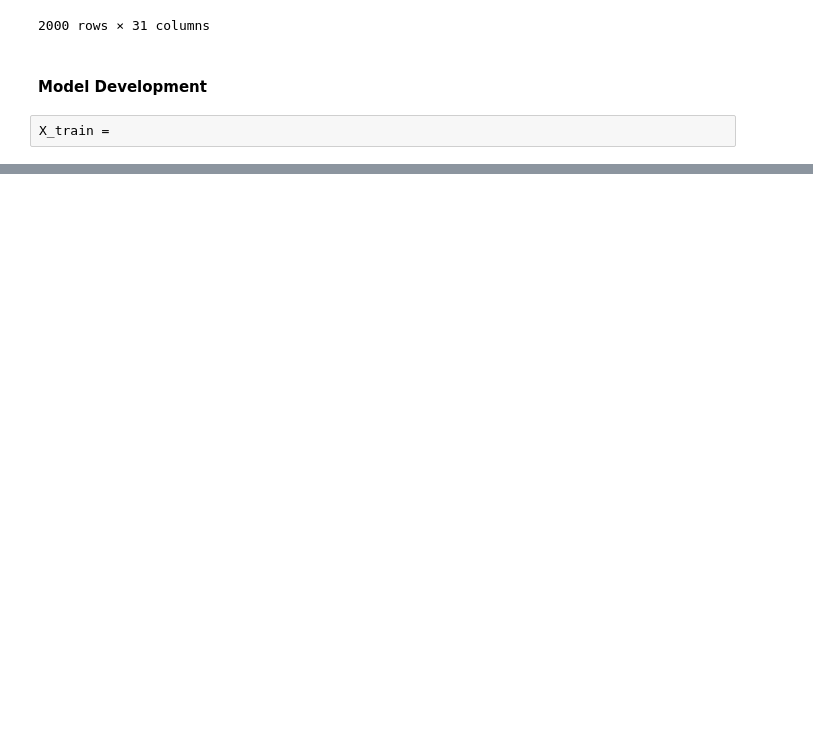
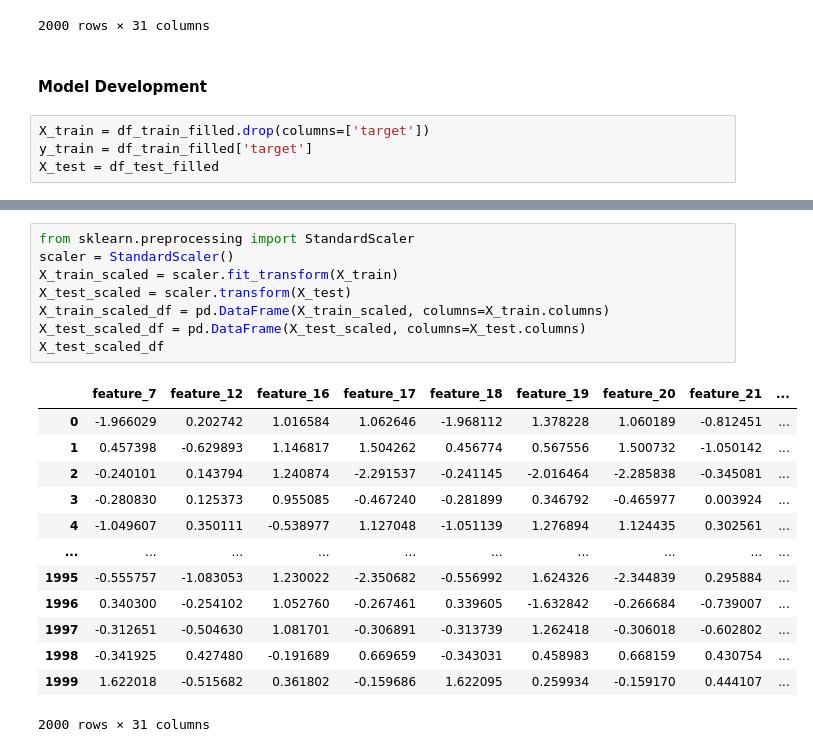
Before and after one commit to EXer07/kaggle_competition, a Jupyter notebook: HackOWASP ML Contest/model.ipynb, the cells around one changed output, grey strips where cells are left out. Cells and saved outputs as stored; diff of their text form; blank space fills up the shorter version.

```diff
--- a/HackOWASP ML Contest/model.ipynb
+++ b/HackOWASP ML Contest/model.ipynb
@@ -129,4 +129,6 @@ df_test_filled
 # %% [markdown]
 #### Model Development
 # %%
-X_train =
+X_train = df_train_filled.drop(columns=['target'])
+y_train = df_train_filled['target']
+X_test = df_test_filled
@@ -132,0 +149,22 @@ X_train =
+# %%
+from sklearn.preprocessing import StandardScaler
+scaler = StandardScaler()
+X_train_scaled = scaler.fit_transform(X_train)
+X_test_scaled = scaler.transform(X_test)
+X_train_scaled_df = pd.DataFrame(X_train_scaled, columns=X_train.columns)
+X_test_scaled_df = pd.DataFrame(X_test_scaled, columns=X_test.columns)
+X_test_scaled_df
+# %% [output]
+|  | feature_7 | feature_12 | feature_16 | feature_17 | feature_18 | feature_19 | feature_20 | feature_21 | ... |
+| 0 | -1.966029 | 0.202742 | 1.016584 | 1.062646 | -1.968112 | 1.378228 | 1.060189 | -0.812451 | ... |
+| 1 | 0.457398 | -0.629893 | 1.146817 | 1.504262 | 0.456774 | 0.567556 | 1.500732 | -1.050142 | ... |
+| 2 | -0.240101 | 0.143794 | 1.240874 | -2.291537 | -0.241145 | -2.016464 | -2.285838 | -0.345081 | ... |
+| 3 | -0.280830 | 0.125373 | 0.955085 | -0.467240 | -0.281899 | 0.346792 | -0.465977 | 0.003924 | ... |
+| 4 | -1.049607 | 0.350111 | -0.538977 | 1.127048 | -1.051139 | 1.276894 | 1.124435 | 0.302561 | ... |
+| ... | ... | ... | ... | ... | ... | ... | ... | ... | ... |
+| 1995 | -0.555757 | -1.083053 | 1.230022 | -2.350682 | -0.556992 | 1.624326 | -2.344839 | 0.295884 | ... |
+| 1996 | 0.340300 | -0.254102 | 1.052760 | -0.267461 | 0.339605 | -1.632842 | -0.266684 | -0.739007 | ... |
+| 1997 | -0.312651 | -0.504630 | 1.081701 | -0.306891 | -0.313739 | 1.262418 | -0.306018 | -0.602802 | ... |
+| 1998 | -0.341925 | 0.427480 | -0.191689 | 0.669659 | -0.343031 | 0.458983 | 0.668159 | 0.430754 | ... |
+| 1999 | 1.622018 | -0.515682 | 0.361802 | -0.159686 | 1.622095 | 0.259934 | -0.159170 | 0.444107 | ... |
+2000 rows × 31 columns
```
Also changed, not shown: parts of 4 cells of this notebook.
